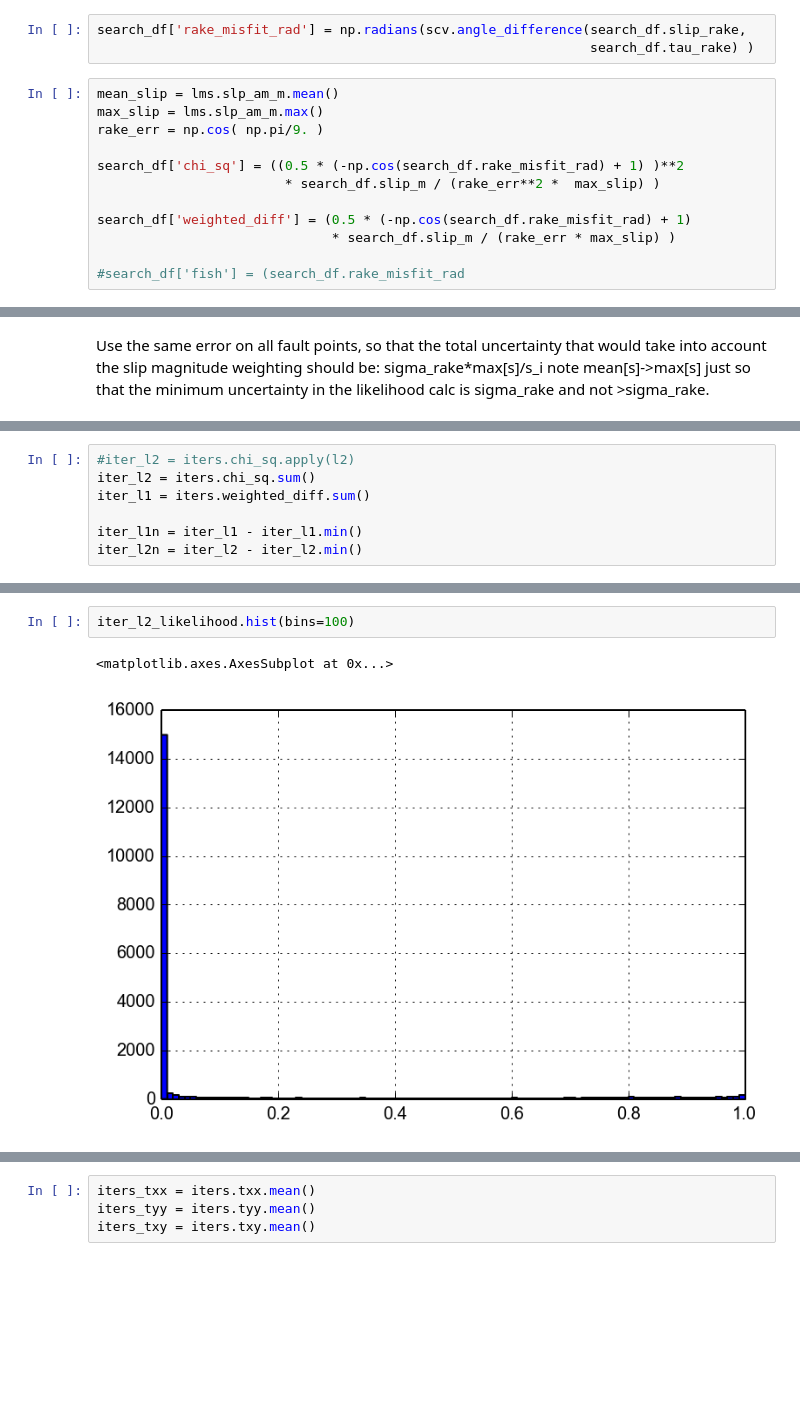
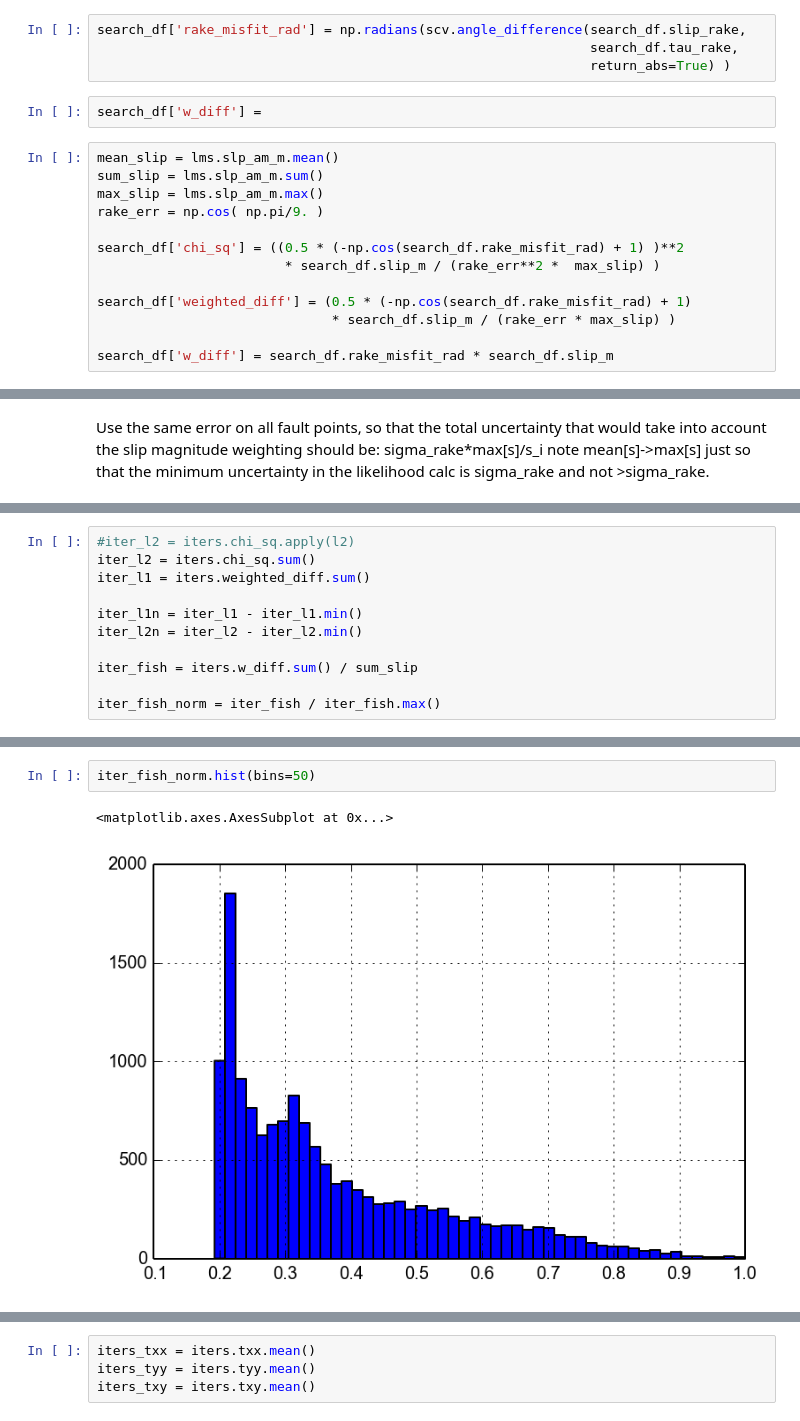
Before and after one commit to cossatot/wenchuan_topo_stress, a Jupyter notebook: tect_stress/notebooks/zhang_bayes_mc_rake_search.ipynb, the cells around one changed output, grey strips where cells are left out. Drawn from its saved outputs; the diff is of its cells as text; blank space fills up the shorter version.

```diff
--- a/tect_stress/notebooks/zhang_bayes_mc_rake_search.ipynb
+++ b/tect_stress/notebooks/zhang_bayes_mc_rake_search.ipynb
@@ -139,9 +139,13 @@ search_df['tau_rake'] = np.degrees( np.arctan2( search_df.tau_d,
                                                 search_df.tau_s) )
 # %%
 search_df['rake_misfit_rad'] = np.radians(scv.angle_difference(search_df.slip_rake,
-                                                               search_df.tau_rake) )
+                                                               search_df.tau_rake,
+                                                               return_abs=True) )
+# %%
+search_df['w_diff'] =
 # %%
 mean_slip = lms.slp_am_m.mean()
+sum_slip = lms.slp_am_m.sum()
 max_slip = lms.slp_am_m.max()
 rake_err = np.cos( np.pi/9. )
 
@@ -151,7 +155,7 @@ search_df['chi_sq'] = ((0.5 * (-np.cos(search_df.rake_misfit_rad) + 1) )**2
 search_df['weighted_diff'] = (0.5 * (-np.cos(search_df.rake_misfit_rad) + 1)
                               * search_df.slip_m / (rake_err * max_slip) )
 
-#search_df['fish'] = (search_df.rake_misfit_rad
+search_df['w_diff'] = search_df.rake_misfit_rad * search_df.slip_m
 # %%
 search_df.rake_misfit_rad.hist(bins=50)
 # %% [output]
@@ -191,3 +194,7 @@ iter_l1 = iters.weighted_diff.sum()
 
 iter_l1n = iter_l1 - iter_l1.min()
 iter_l2n = iter_l2 - iter_l2.min()
+
+iter_fish = iters.w_diff.sum() / sum_slip
+
+iter_fish_norm = iter_fish / iter_fish.max()
@@ -302,5 +257,5 @@ iter_l1_likelihood.hist(bins=100)
 # %%
-iter_l2_likelihood.hist(bins=100)
+iter_fish_norm.hist(bins=50)
 # %% [output]
 <matplotlib.axes.AxesSubplot at 0x...>
-[figure, old version]
+[figure, new version]
```
Also changed, not shown: parts of 42 cells of this notebook.
